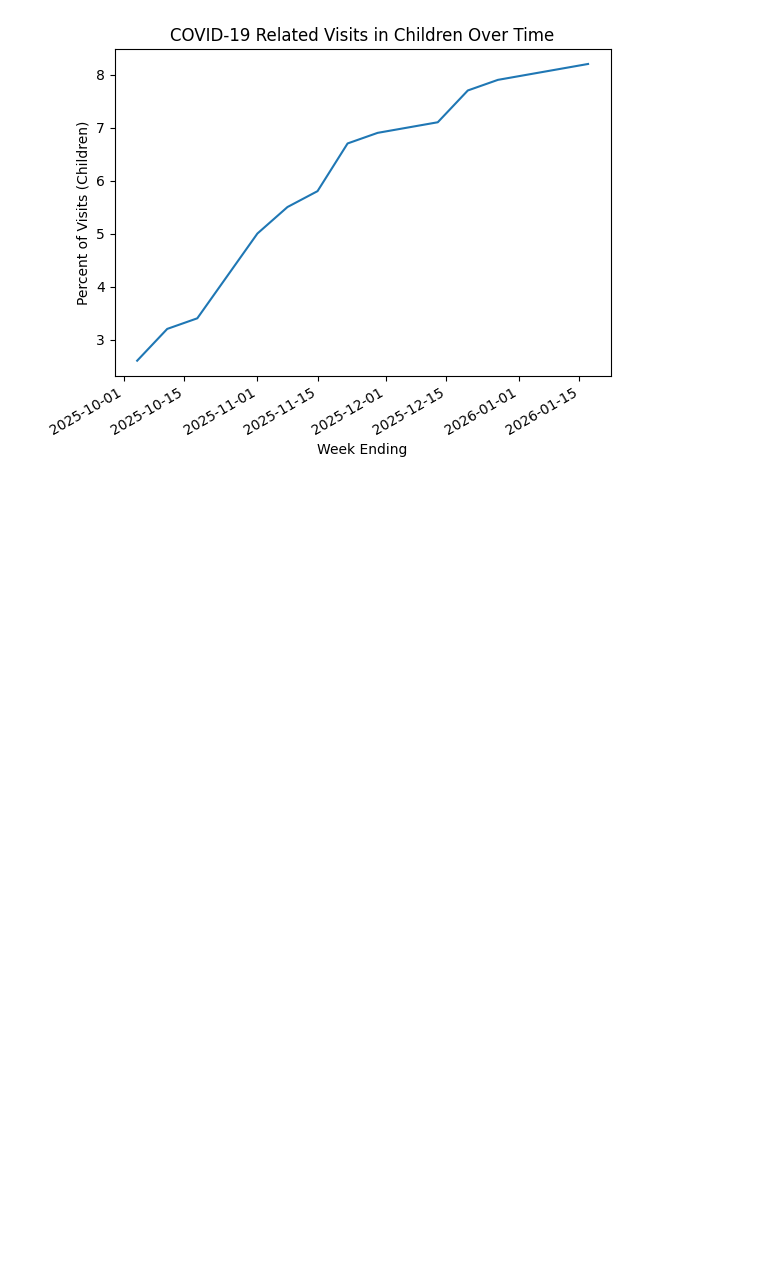
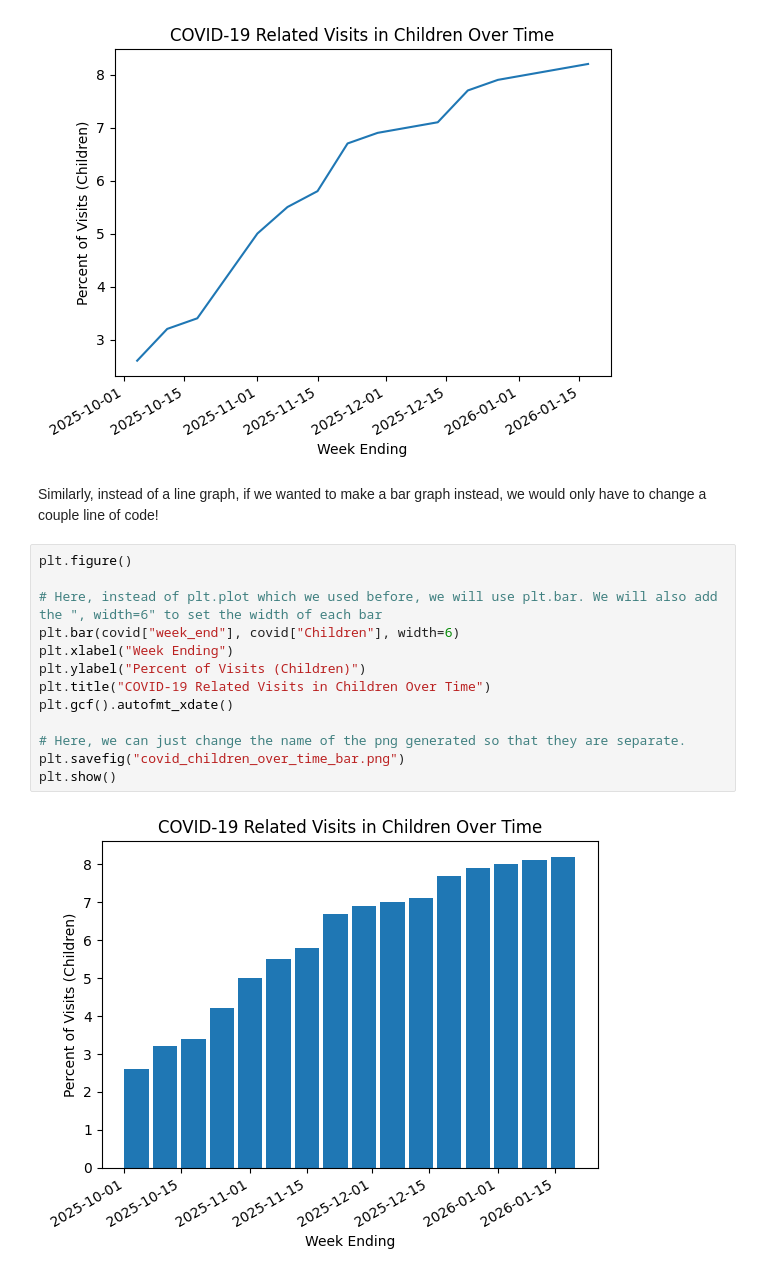
Before and after one commit to Jack-W-Fan/AI-Workshop-Dataset-Notebook, a Jupyter notebook: AI Workshop Dataset Notebook.ipynb, the cells around one changed output. Drawn from its saved outputs; the diff is of its cells as text; blank space fills up the shorter version.

```diff
--- a/AI Workshop Dataset Notebook.ipynb
+++ b/AI Workshop Dataset Notebook.ipynb
@@ -59,3 +59,20 @@ plt.savefig("covid_children_over_time.png")
 plt.show()
 # %% [output]
 [figure]
+# %% [markdown]
+Similarly, instead of a line graph, if we wanted to make a bar graph instead, we would only have to change a couple line of code!
+# %%
+plt.figure()
+
+# Here, instead of plt.plot which we used before, we will use plt.bar. We will also add the ", width=6" to set the width of each bar
+plt.bar(covid["week_end"], covid["Children"], width=6)
+plt.xlabel("Week Ending")
+plt.ylabel("Percent of Visits (Children)")
+plt.title("COVID-19 Related Visits in Children Over Time")
+plt.gcf().autofmt_xdate()
+
+# Here, we can just change the name of the png generated so that they are separate.
+plt.savefig("covid_children_over_time_bar.png")
+plt.show()
+# %% [output]
+[figure, added]
```
